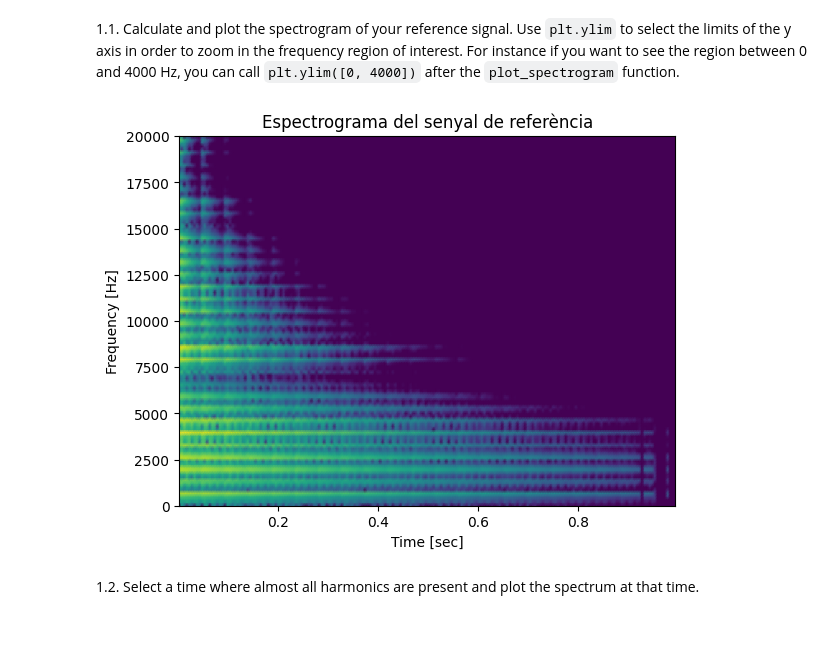
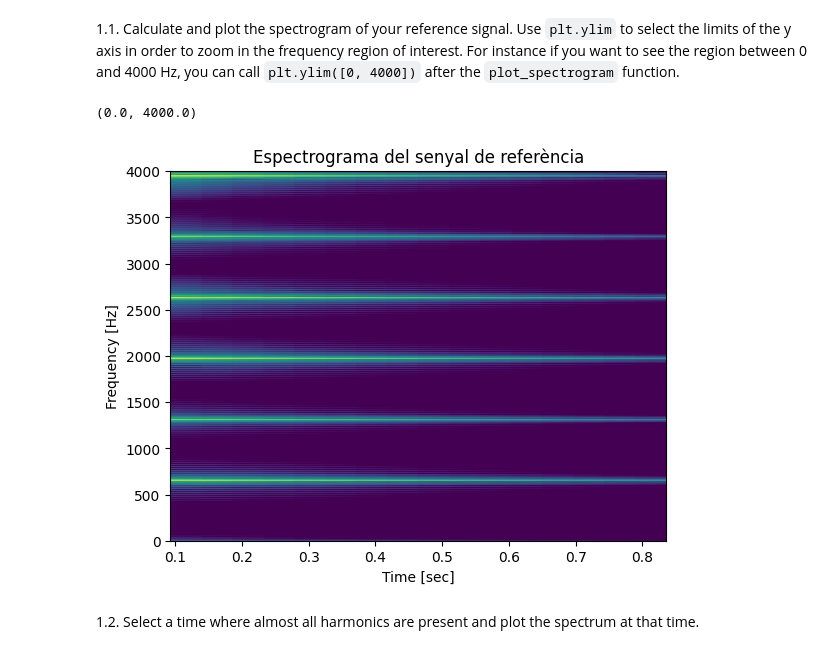
Before and after one commit to bernatnogueras/sis1_group202_bernat, a Jupyter notebook: labs/Lab3.ipynb, the cells around one changed output. Saved outputs shown, nothing was run; the diff lists cells and outputs as text; code cells hidden in the pictures.

```diff
--- a/labs/Lab3.ipynb
+++ b/labs/Lab3.ipynb
@@ -37,14 +37,25 @@ plot_spectrum_at(ff, tt, Sxx, time = 0.5) #Mostrem l'espectre a t=0.5
 # %% [markdown]
 1.1. Calculate and plot the spectrogram of your reference signal. Use `plt.ylim` to select the limits of the y axis in order to zoom in the frequency region of interest. For instance if you want to see the region between 0 and 4000 Hz, you can call `plt.ylim([0, 4000])` after the `plot_spectrogram` function.
 # %%
-ff, tt, Sxx = spectrogram(ref, fs)
+#Hi ha dues implementacions diferents, però que mostren el mateix, la diferència és la qualitat
+window_length = 8192
+fs = 44100
+ff, tt, Sxx = spectrogram(ref, fs, nperseg=window_length, noverlap=window_length/2)
 
-plot_spectrogram(ff, tt, Sxx) #Dibuixem l'espectrograma
-plt.title("Espectrograma del senyal de referència") #Posem el títol
-plt.ylim([0, 20000]) #Agafo l'interval [0, 20.000] perquè el [0, 4.000] no s'observava tan bé
-plt.show() #Mostrem
+plot_spectrogram(ff, tt, Sxx)
+plt.title("Espectrograma del senyal de referència")
+plt.ylim([0, 4000])
+
+#ALTERNATIVA (low quality)
+#ff, tt, Sxx = spectrogram(ref, fs)
+
+#plot_spectrogram(ff, tt, Sxx) #Dibuixem l'espectrograma
+#plt.title("Espectrograma del senyal de referència") #Posem el títol
+#plt.ylim([0, 4000]) #Agafem l'interval [0, 4.000]
+#plt.show() #Mostrem
 # %% [output]
+(0.0, 4000.0)
-[figure, old version]
+[figure, new version]
 # %% [markdown]
 1.2. Select a time where almost all harmonics are present and plot the spectrum at that time.
 # %%
```
Also changed, not shown: parts of 11 cells of this notebook, 3 other files.
